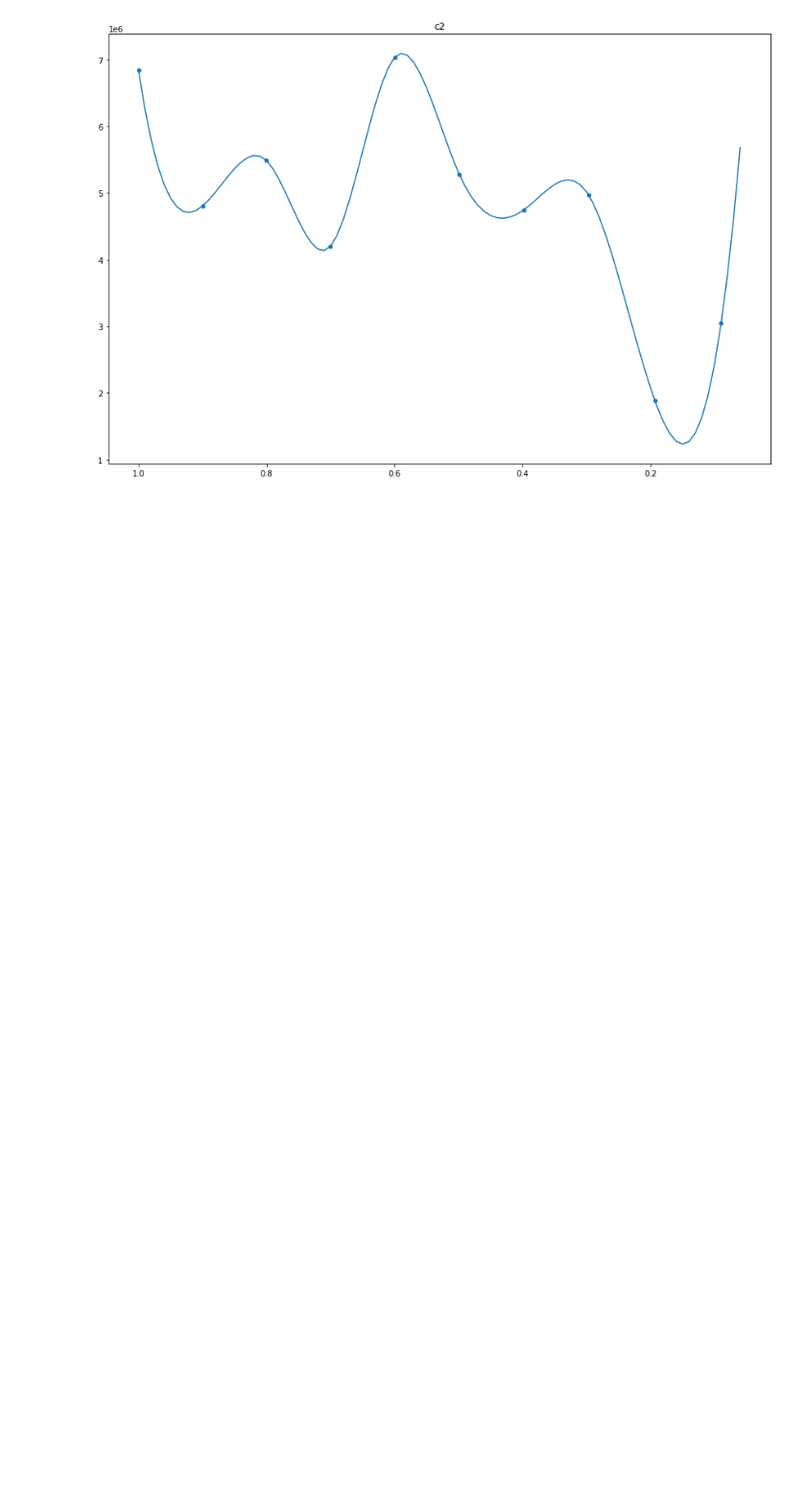
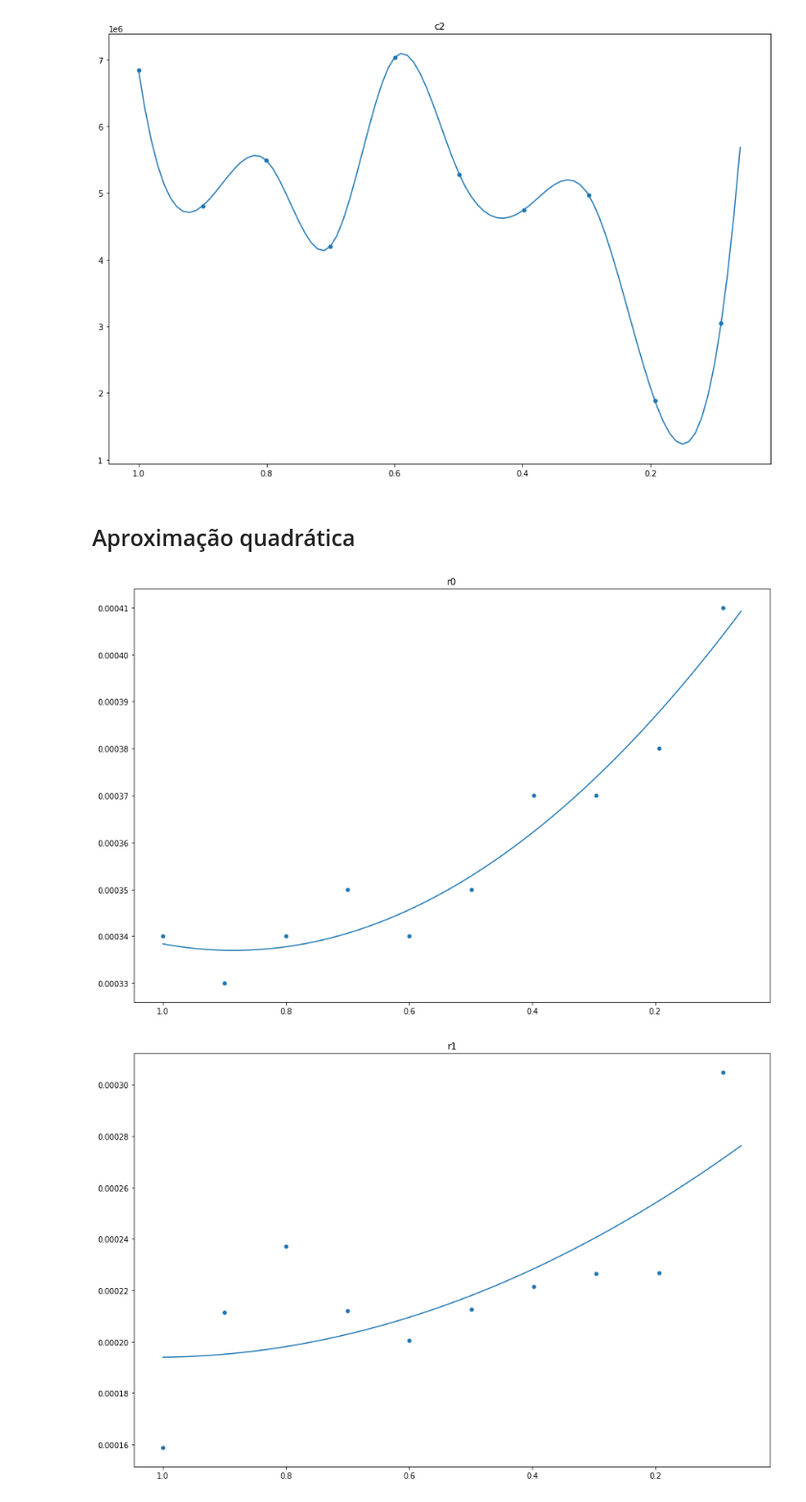
Before and after one commit to CaioMizerkowski/controle_avancado, a Jupyter notebook: TE979/interpola_coeficientes.ipynb, the cells around one changed output. Shown at 96% size. Drawn from its saved outputs; the diff is of its cells as text; code cells hidden in the pictures; blank space fills up the shorter version.

Commit message:
🚧: Black no projeto + teste da aproximação da curva em primeira e segunda ordem (sem melhoras substânciais) made by Caio Mizerkowski for college

```diff
--- a/TE979/interpola_coeficientes.ipynb
+++ b/TE979/interpola_coeficientes.ipynb
@@ -170,3 +172,5 @@ for index in range(5,10):
 [figure]
 [figure]
 [figure]
+# %% [markdown]
+## Aproximação quadrática
@@ -172,0 +217,21 @@ for index in range(5,10):
+# %%
+I='100A'
+vmax = np.array([coef[I][c][11] for c in coef[I]])
+title = ['r0', 'r1', 'r2', 'c1', 'c2', 'vmax']
+for index in range(5,10):
+
+    c = [coef[I][c][index] for c in coef[I]]
+    soc0 = np.array([0.99992121, 0.89972373, 0.80011121, 0.70018156, 0.59969705,
+                    0.49886181, 0.39787608, 0.29648346, 0.19333107, 0.08972434])
+    soc = ((100-np.arange(95))/100)
+
+    plt.figure(figsize=(15, 10))
+    plt.title(title[index-5])
+    sns.scatterplot(x=soc0, y=c)
+    ax = sns.lineplot(x=soc, y=cs_generico(index, soc))
+    ax.invert_xaxis()
+    plt.show()
+    plt.close()
+# %% [output]
+[figure, added]
+[figure, added]
```
Also changed, not shown: parts of 3 cells of this notebook, 6 other files.
